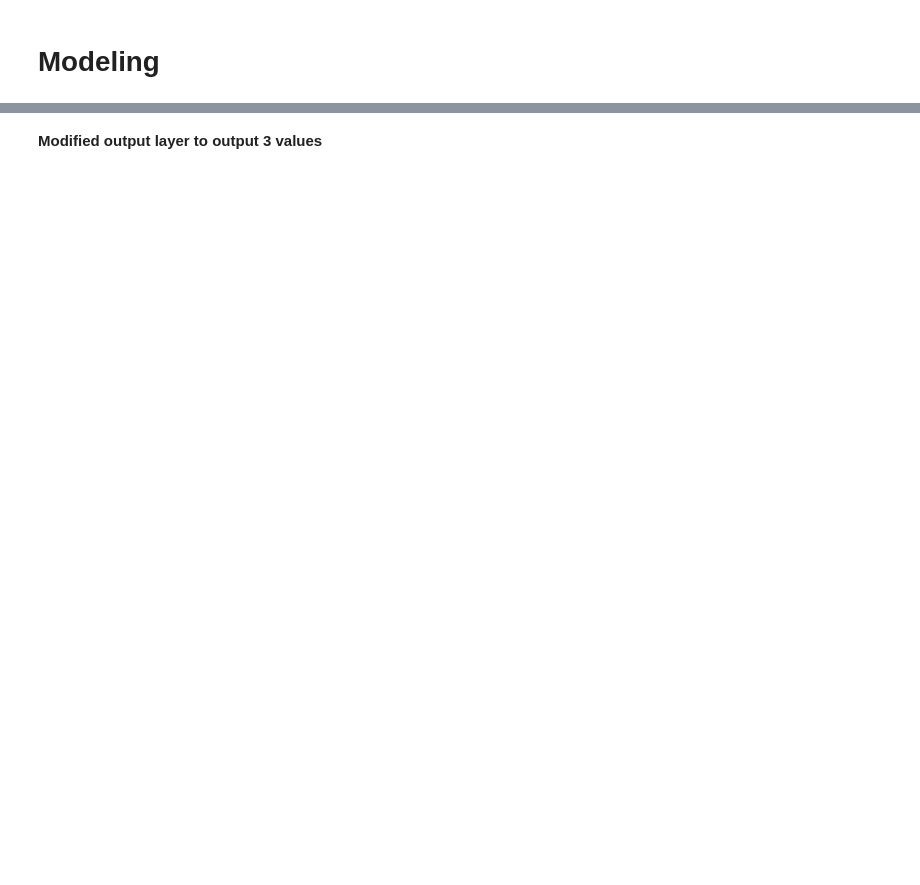
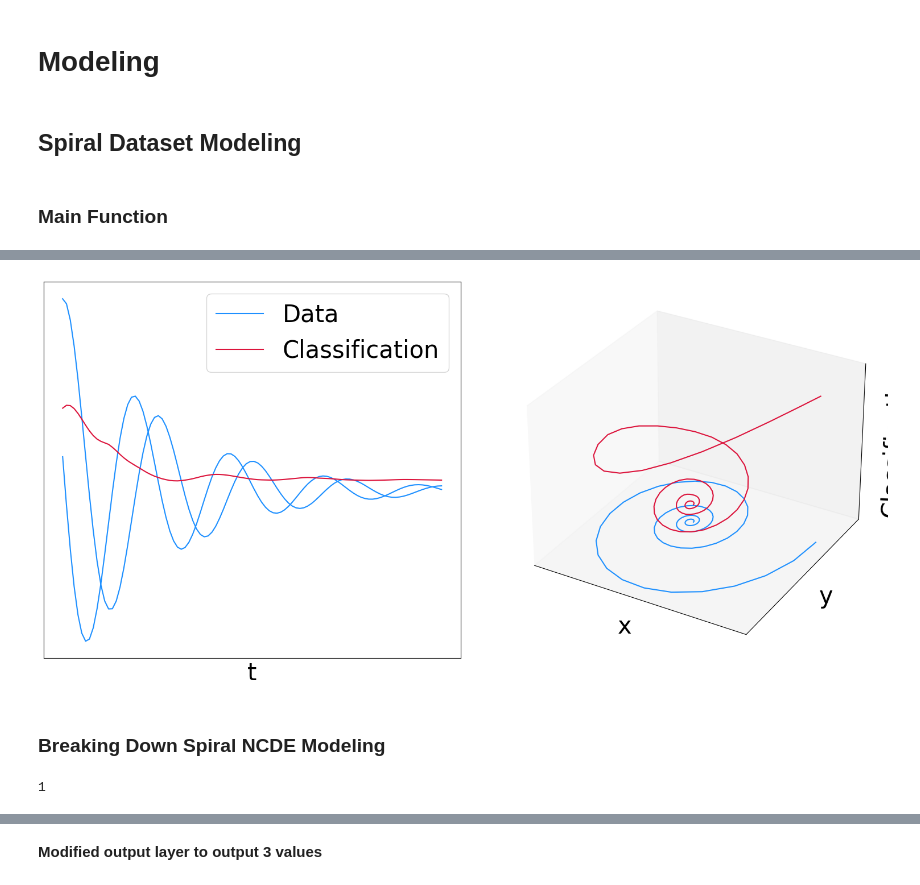
Before and after one commit to snjie209/masters, a Jupyter notebook: notebooks/KaiAC_Diffrax.ipynb, the cells around one changed output, grey strips where cells are left out. Drawn from its saved outputs; the diff is of its cells as text; code cells hidden in the pictures; blank space fills up the shorter version.

```diff
--- a/notebooks/KaiAC_Diffrax.ipynb
+++ b/notebooks/KaiAC_Diffrax.ipynb
@@ -819,2 +982,6 @@ arab_data_df.head()
 # %% [markdown]
 # Modeling
+# %% [markdown]
+## Spiral Dataset Modeling
+# %% [markdown]
+### Main Function
@@ -820,0 +1076,3 @@ arab_data_df.head()
+# %%
+main()
+# %% [output]
@@ -820,0 +1096,3 @@ arab_data_df.head()
+[figure, added]
+# %% [markdown]
+### Breaking Down Spiral NCDE Modeling
@@ -820,0 +1116,4 @@ arab_data_df.head()
+# %%
+depth
+# %% [output]
+1
```
Also changed, not shown: parts of 92 cells of this notebook, 3 other files.
